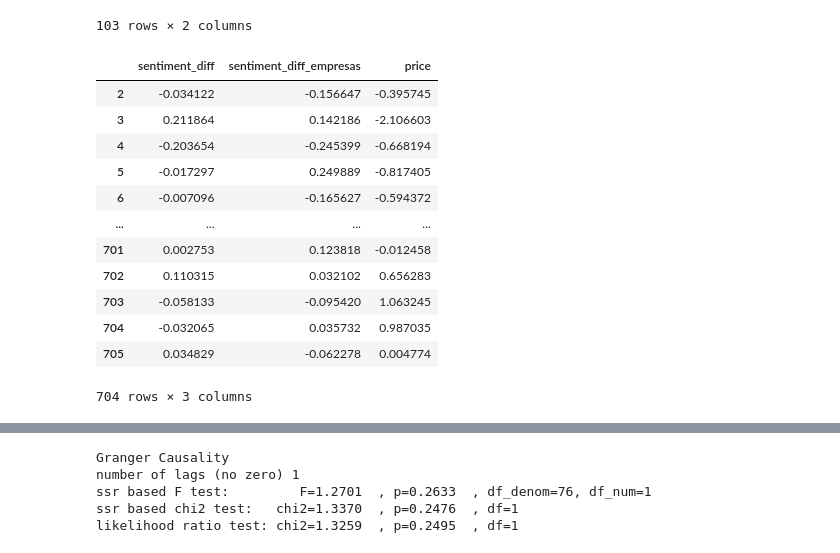
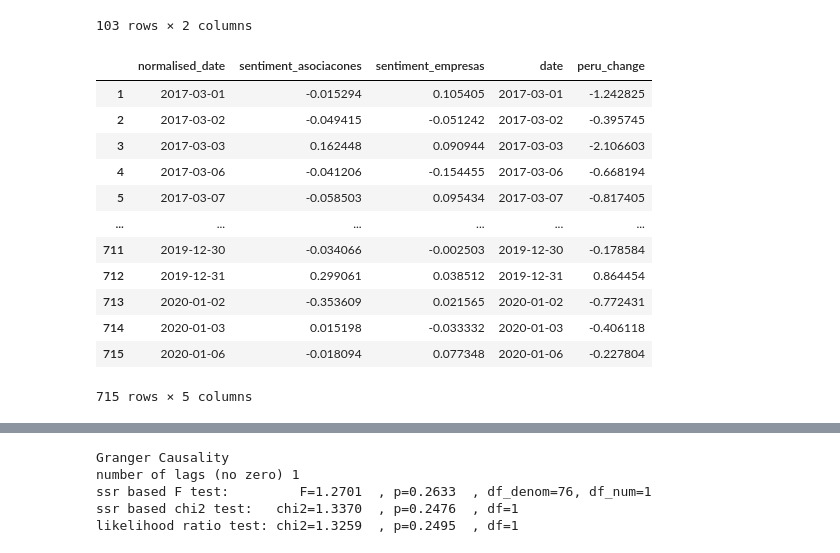
Before and after one commit to news-scrapers/twitter-data-scripts-analysis, a Jupyter notebook: stationality_causality_stocks_tweets/causality_and_classical_models_pe.ipynb, the cells around one changed output, grey strips where cells are left out. Drawn from its saved outputs; the diff is of its cells as text; code cells hidden in the pictures.

```diff
--- a/stationality_causality_stocks_tweets/causality_and_classical_models_pe.ipynb
+++ b/stationality_causality_stocks_tweets/causality_and_classical_models_pe.ipynb
@@ -32,54 +32,47 @@ df_diff
 # %%
 filename_asoc = "../data/grouped_data_day_mean_tweets_sentimentdata-scraper_asociaciones_peru-2016-2020.csv"
 filename_empresas ="../data/grouped_data_day_mean_tweets_sentimentdata-scraper_empresas_peru_2017-2020.csv"
 filename_precios_bolsa = "../data/pe_bvl_mean_day.csv"
 
 df_asoc = pd.read_csv(filename_asoc, sep=";")
 df_empresas = pd.read_csv(filename_empresas, sep=";")
 df_precios_bolsa = pd.read_csv(filename_precios_bolsa, sep=";")
 
 df_total = pd.merge(left=df_asoc, right=df_empresas, left_on='normalised_date', right_on='normalised_date')
 df_total = df_total.rename(columns={"sentiment_x": "sentiment_asociacones", "sentiment_y": "sentiment_empresas"})
 df_total["normalised_date"]= pd.to_datetime(df_total["normalised_date"])
 df_total = df_total[["normalised_date","sentiment_asociacones", "sentiment_empresas"]]
 
 df_precios_bolsa = df_precios_bolsa[["date", "price_change"]]
 df_precios_bolsa["date"]= pd.to_datetime(df_precios_bolsa["date"])
 df_total = pd.merge(left=df_total, right=df_precios_bolsa, left_on='normalised_date', right_on='date')
 
 df_total.sentiment_asociacones = df_total.sentiment_asociacones.diff()
 df_total.sentiment_empresas = df_total.sentiment_empresas.diff()
 df_total = df_total.dropna()
 df_total = df_total.rename(columns={"price_change": "peru_change"})
 df_total['sentiment_asociacones'] = df_total['sentiment_asociacones'].astype(float)
 df_total['sentiment_empresas'] = df_total['sentiment_empresas'].astype(float)
 df_total['peru_change'] = df_total['peru_change'].astype(float)
 
+df_tota_no_covid = df_total.copy
 
-df_total = df_total[:-110]
-
-df_diff_since_2017 = df_total.copy()
-
-
-df_diff_since_2017["sentiment_diff"] = df_total["sentiment_asociacones"].diff()
-df_diff_since_2017["sentiment_diff_empresas"] = df_total["sentiment_empresas"].diff()
-df_diff_since_2017["price"] = df_total["peru_change"]
-df_diff_since_2017 = df_diff_since_2017.dropna()
-df_diff_since_2017 = df_diff_since_2017[["sentiment_diff","sentiment_diff_empresas", "price"]]
-df_diff_since_2017
+df_tota_no_covid = df_total[:-100]
+df_total.to_csv("df_total_pe.csv", sep=";")
+df_tota_no_covid
 # %% [output]
-|  | sentiment_diff | sentiment_diff_empresas | price |
-| 2 | -0.034122 | -0.156647 | -0.395745 |
-| 3 | 0.211864 | 0.142186 | -2.106603 |
-| 4 | -0.203654 | -0.245399 | -0.668194 |
-| 5 | -0.017297 | 0.249889 | -0.817405 |
-| 6 | -0.007096 | -0.165627 | -0.594372 |
-| ... | ... | ... | ... |
-| 701 | 0.002753 | 0.123818 | -0.012458 |
-| 702 | 0.110315 | 0.032102 | 0.656283 |
-| 703 | -0.058133 | -0.095420 | 1.063245 |
-| 704 | -0.032065 | 0.035732 | 0.987035 |
-| 705 | 0.034829 | -0.062278 | 0.004774 |
+|  | normalised_date | sentiment_asociacones | sentiment_empresas | date | peru_change |
+| 1 | 2017-03-01 | -0.015294 | 0.105405 | 2017-03-01 | -1.242825 |
+| 2 | 2017-03-02 | -0.049415 | -0.051242 | 2017-03-02 | -0.395745 |
+| 3 | 2017-03-03 | 0.162448 | 0.090944 | 2017-03-03 | -2.106603 |
+| 4 | 2017-03-06 | -0.041206 | -0.154455 | 2017-03-06 | -0.668194 |
+| 5 | 2017-03-07 | -0.058503 | 0.095434 | 2017-03-07 | -0.817405 |
+| ... | ... | ... | ... | ... | ... |
+| 711 | 2019-12-30 | -0.034066 | -0.002503 | 2019-12-30 | -0.178584 |
+| 712 | 2019-12-31 | 0.299061 | 0.038512 | 2019-12-31 | 0.864454 |
+| 713 | 2020-01-02 | -0.353609 | 0.021565 | 2020-01-02 | -0.772431 |
+| 714 | 2020-01-03 | 0.015198 | -0.033332 | 2020-01-03 | -0.406118 |
+| 715 | 2020-01-06 | -0.018094 | 0.077348 | 2020-01-06 | -0.227804 |
-704 rows × 3 columns
+715 rows × 5 columns
 # %%
 
```
Also changed, not shown: parts of 8 cells of this notebook, 21 other files.
